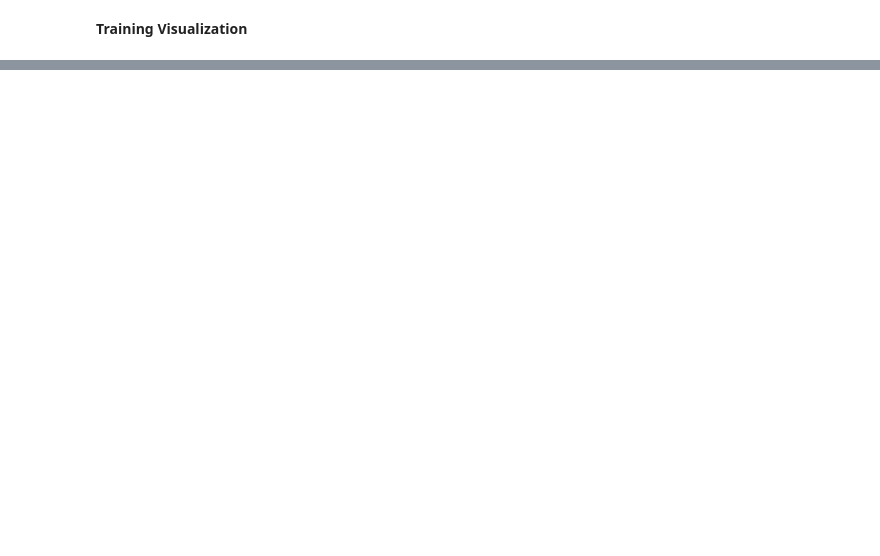
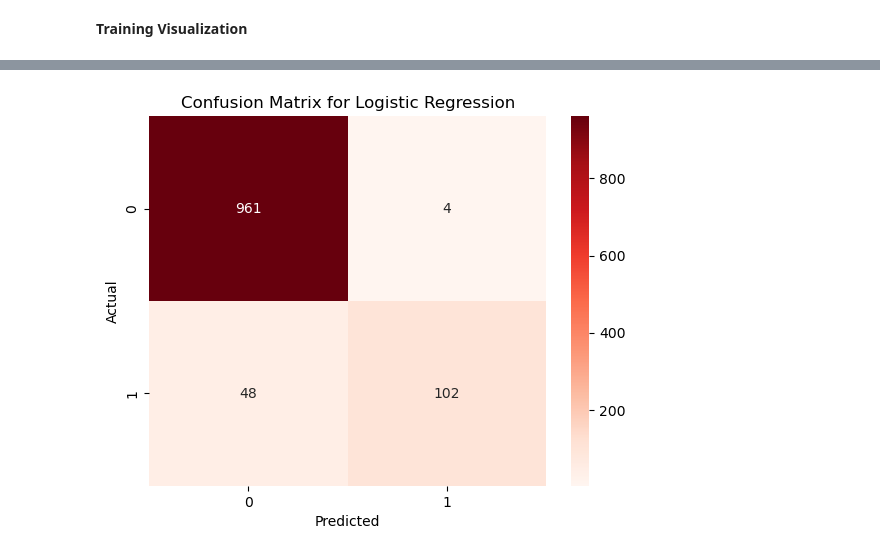
Before and after one commit to theHoodguy4587/SMS-Spam-Detection-CNN, a Jupyter notebook: notebook/spam_detect.ipynb, the cells around one changed output, grey strips where cells are left out. Cells and saved outputs as stored; diff of their text form; code cells hidden in the pictures; blank space fills up the shorter version.

```diff
--- a/notebook/spam_detect.ipynb
+++ b/notebook/spam_detect.ipynb
@@ -232,0 +233,11 @@ plt.legend()
+# %%
+from sklearn.feature_extraction.text import TfidfVectorizer
+
+tfidf = TfidfVectorizer(max_features=5000)
+X_train_tfidf = tfidf.fit_transform(X_train)
+X_test_tfidf = tfidf.transform(X_test)
+# %%
+from sklearn.linear_model import LogisticRegression
+
+lr = LogisticRegression()
+lr.fit(X_train_tfidf, y_train)
@@ -232,0 +246,3 @@ plt.legend()
+# %%
+y_pred_lr = lr.predict(X_test_tfidf)
+print(classification_report(y_test, y_pred_lr))
@@ -232,0 +258,9 @@ plt.legend()
+# %%
+cm_lr = confusion_matrix(y_test, y_pred_lr)
+sns.heatmap(cm_lr, annot=True, fmt='d', cmap='Reds')
+plt.title('Confusion Matrix for Logistic Regression')
+plt.xlabel('Predicted')
+plt.ylabel('Actual')
+plt.show()
+# %% [output]
+[figure, added]
```
Also changed, not shown: parts of 11 cells of this notebook.
